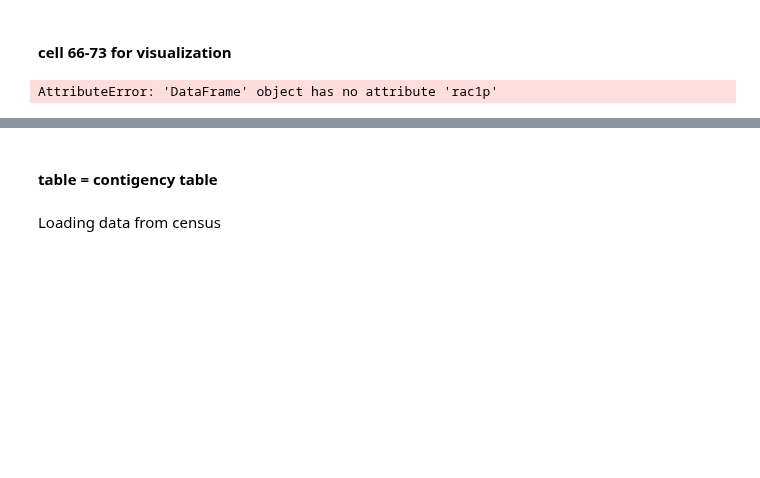
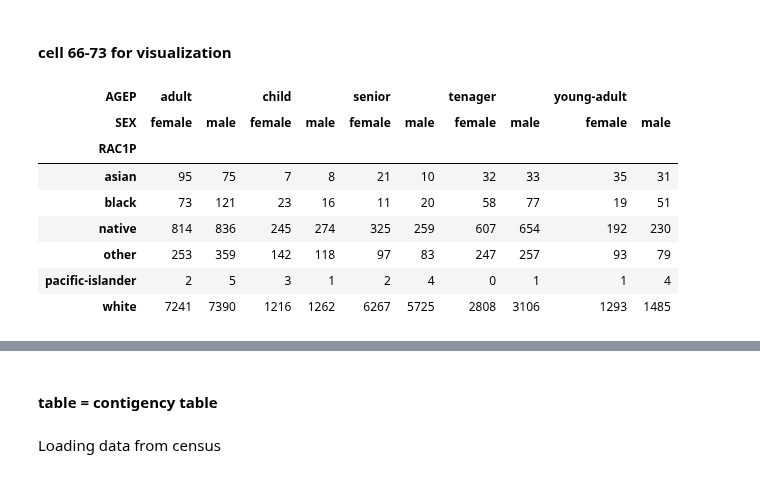
Before and after one commit to abuudarda/synthetic-population-simulation, a Jupyter notebook: IPF_IPU_sampling/IPF_IPU_SAMPLING.ipynb, the cells around one changed output, grey strips where cells are left out. Cells and saved outputs as stored; diff of their text form; code cells hidden in the pictures; blank space fills up the shorter version.

```diff
--- a/IPF_IPU_sampling/IPF_IPU_SAMPLING.ipynb
+++ b/IPF_IPU_sampling/IPF_IPU_SAMPLING.ipynb
@@ -114,10 +114,18 @@ df.head(20)
 # %% [markdown]
 #### cell 66-73 for visualization
 # %%
-ct = pd.crosstab(df.rac1p, [df.age, df.gender])
+ct = pd.crosstab(df.RAC1P, [df.AGEP, df.SEX])
 ct #cross-tabulation of the resulting sampled matrix.
 # %% [output]
-AttributeError: 'DataFrame' object has no attribute 'rac1p'
+| AGEP | adult |  | child |  | senior |  | tenager |  | young-adult |  |
+| SEX | female | male | female | male | female | male | female | male | female | male |
+| RAC1P |  |  |  |  |  |  |  |  |  |  |
+| asian | 95 | 75 | 7 | 8 | 21 | 10 | 32 | 33 | 35 | 31 |
+| black | 73 | 121 | 23 | 16 | 11 | 20 | 58 | 77 | 19 | 51 |
+| native | 814 | 836 | 245 | 274 | 325 | 259 | 607 | 654 | 192 | 230 |
+| other | 253 | 359 | 142 | 118 | 97 | 83 | 247 | 257 | 93 | 79 |
+| pacific-islander | 2 | 5 | 3 | 1 | 2 | 4 | 0 | 1 | 1 | 4 |
+| white | 7241 | 7390 | 1216 | 1262 | 6267 | 5725 | 2808 | 3106 | 1293 | 1485 |
 # %%
 import pandas as pd
 import matplotlib.pyplot as plt
```
Also changed, not shown: parts of 13 cells of this notebook, 1 other file.
